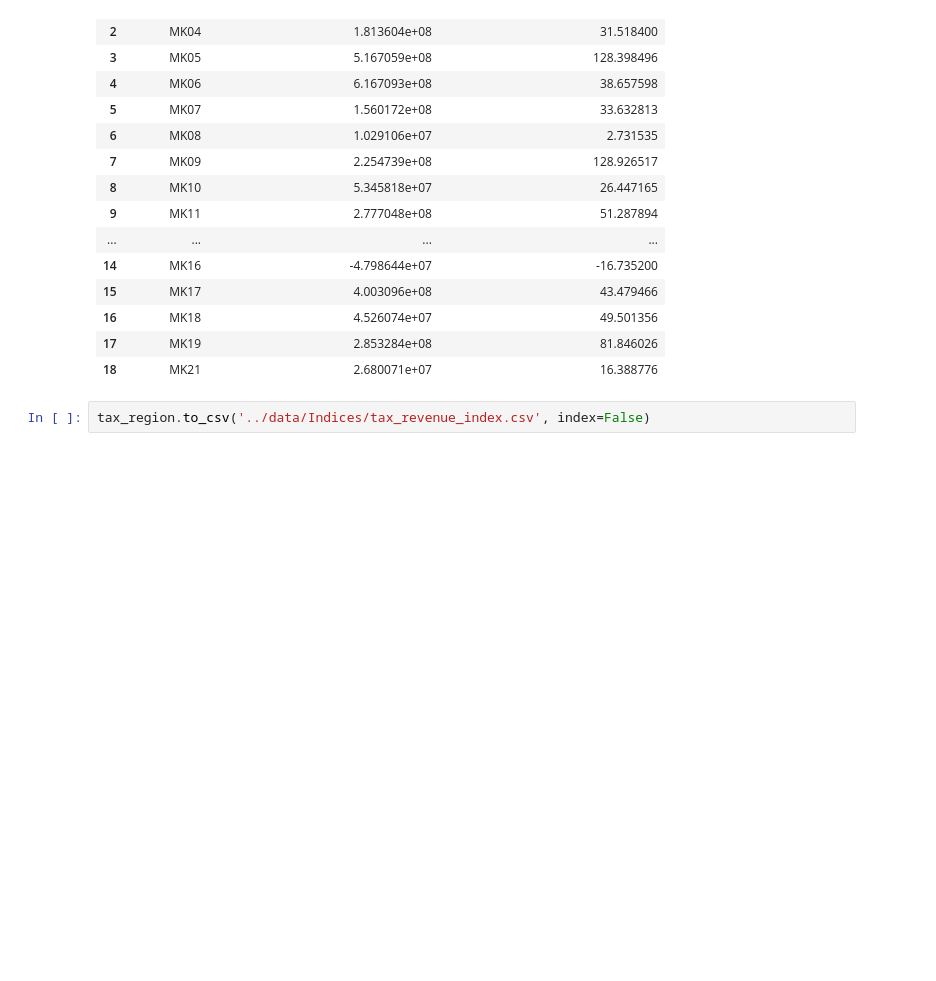
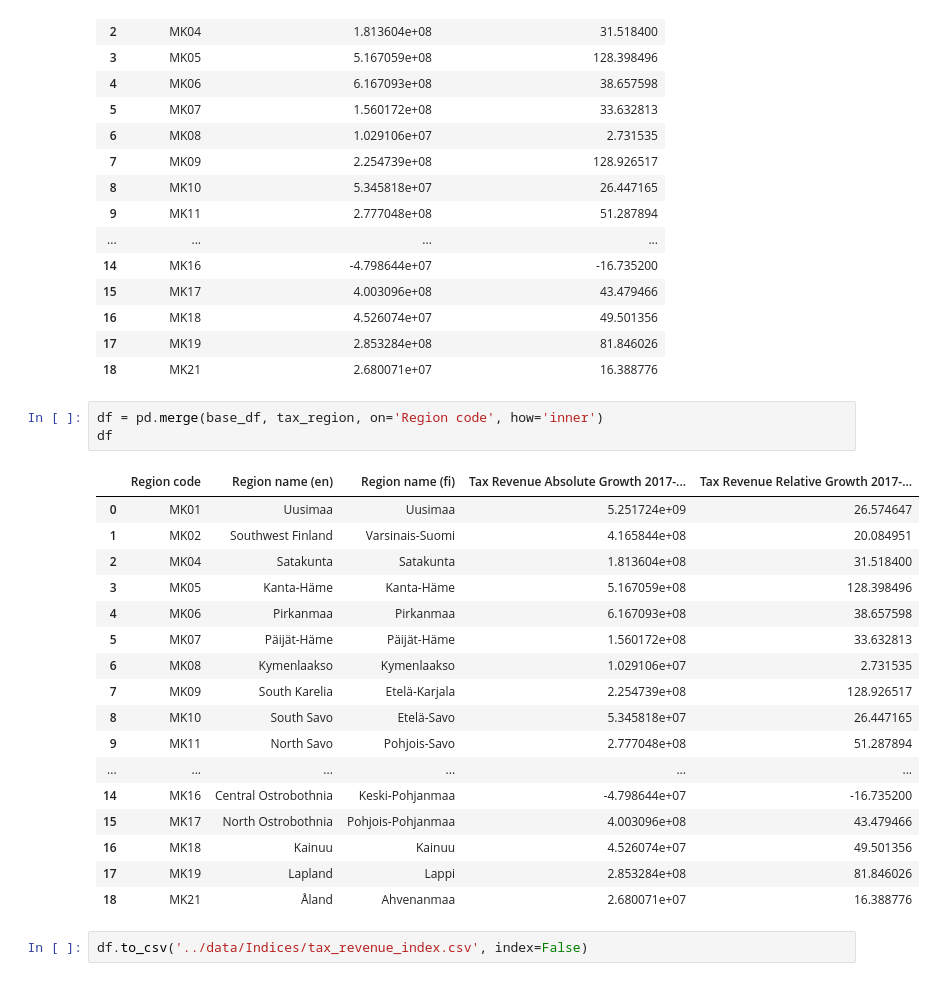
Before and after one commit to gydis/OP-heist-project, a Jupyter notebook: indices_calculation/tax_revenue_index.ipynb, the cells around one changed output. Saved outputs shown, nothing was run; the diff lists cells and outputs as text; blank space fills up the shorter version.

Commit message:
update csv with region names

```diff
--- a/indices_calculation/tax_revenue_index.ipynb
+++ b/indices_calculation/tax_revenue_index.ipynb
@@ -124,5 +124,26 @@ tax_region
 | 16 | MK18 | 4.526074e+07 | 49.501356 |
 | 17 | MK19 | 2.853284e+08 | 81.846026 |
 | 18 | MK21 | 2.680071e+07 | 16.388776 |
+# %%
+df = pd.merge(base_df, tax_region, on='Region code', how='inner')
+df
+# %% [output]
+|  | Region code | Region name (en) | Region name (fi) | Tax Revenue Absolute Growth 2017-... | Tax Revenue Relative Growth 2017-... |
+| 0 | MK01 | Uusimaa | Uusimaa | 5.251724e+09 | 26.574647 |
+| 1 | MK02 | Southwest Finland | Varsinais-Suomi | 4.165844e+08 | 20.084951 |
+| 2 | MK04 | Satakunta | Satakunta | 1.813604e+08 | 31.518400 |
+| 3 | MK05 | Kanta-Häme | Kanta-Häme | 5.167059e+08 | 128.398496 |
+| 4 | MK06 | Pirkanmaa | Pirkanmaa | 6.167093e+08 | 38.657598 |
+| 5 | MK07 | Päijät-Häme | Päijät-Häme | 1.560172e+08 | 33.632813 |
+| 6 | MK08 | Kymenlaakso | Kymenlaakso | 1.029106e+07 | 2.731535 |
+| 7 | MK09 | South Karelia | Etelä-Karjala | 2.254739e+08 | 128.926517 |
+| 8 | MK10 | South Savo | Etelä-Savo | 5.345818e+07 | 26.447165 |
+| 9 | MK11 | North Savo | Pohjois-Savo | 2.777048e+08 | 51.287894 |
+| ... | ... | ... | ... | ... | ... |
+| 14 | MK16 | Central Ostrobothnia | Keski-Pohjanmaa | -4.798644e+07 | -16.735200 |
+| 15 | MK17 | North Ostrobothnia | Pohjois-Pohjanmaa | 4.003096e+08 | 43.479466 |
+| 16 | MK18 | Kainuu | Kainuu | 4.526074e+07 | 49.501356 |
+| 17 | MK19 | Lapland | Lappi | 2.853284e+08 | 81.846026 |
+| 18 | MK21 | Åland | Ahvenanmaa | 2.680071e+07 | 16.388776 |
 # %%
-tax_region.to_csv('../data/Indices/tax_revenue_index.csv', index=False)
+df.to_csv('../data/Indices/tax_revenue_index.csv', index=False)
```
Also changed, not shown: 1 other file.
